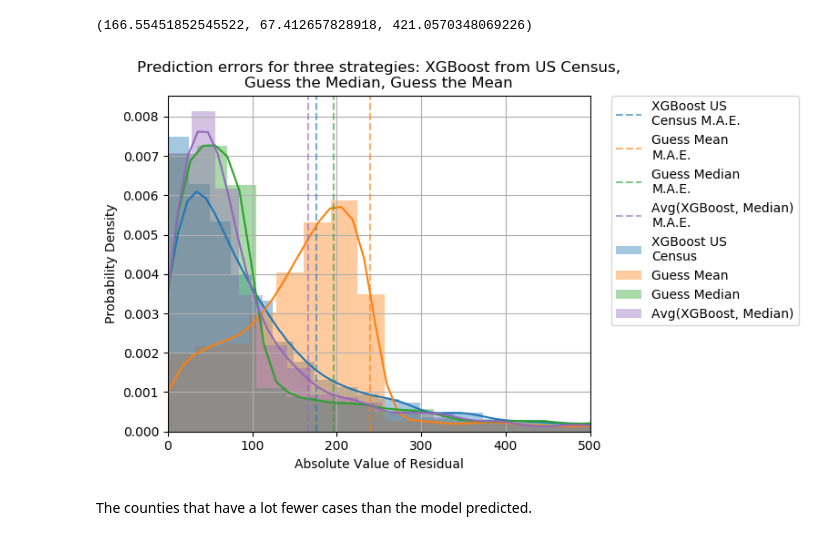
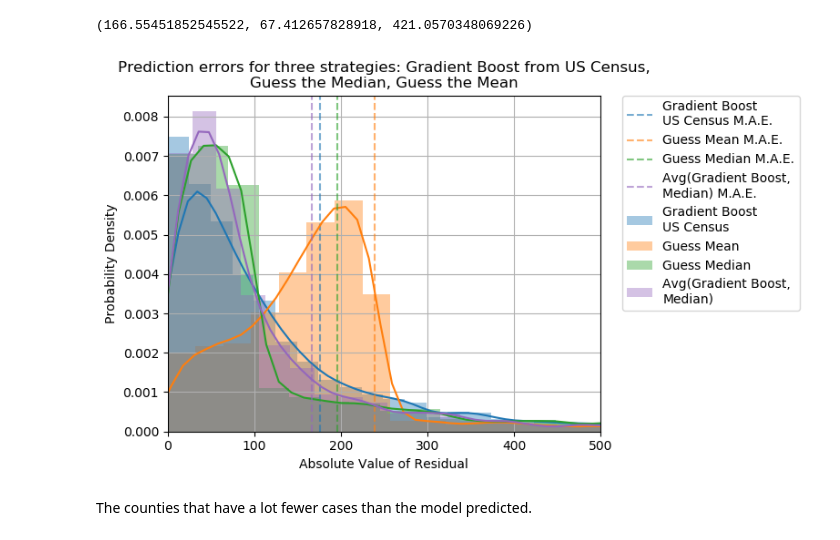
Before and after one commit to jessebmurray/COVID-19, a Jupyter notebook: county_modeling.ipynb, the cells around one changed output. Saved outputs shown, nothing was run; the diff lists cells and outputs as text; code cells hidden in the pictures.

```diff
--- a/county_modeling.ipynb
+++ b/county_modeling.ipynb
@@ -632,36 +632,36 @@ def plot_performance(array, model_name, top, color_order):
     if color_order == 0:
         mae_text = ' M.A.E.'
     else:
-        mae_text = '\nM.A.E.'
+        mae_text = ' M.A.E.'
     plt.axvline(x=abs(array).mean(),
                 color=sns.color_palette()[color_order], label=model_name + mae_text,
                 linestyle='--', alpha=0.6)
 # %%
 top = 50
 plt.figure(figsize=(8, 4.8))
-plt.title('Prediction errors for three strategies: XGBoost from US Census,\n\
+plt.title('Prediction errors for three strategies: Gradient Boost from US Census,\n\
 Guess the Median, Guess the Mean')
 
 plt.style.use('default')
 
-plot_performance(residuals_xg, 'XGBoost US\nCensus', top, 0)
+plot_performance(residuals_xg, 'Gradient Boost\nUS Census', top, 0)
 plot_performance(residuals_mean, 'Guess Mean', top, 1)
 plot_performance(residuals_median, 'Guess Median', top, 2)
 
-plot_performance(residuals_xg_median, 'Avg(XGBoost, Median)', top, 4)
+plot_performance(residuals_xg_median, 'Avg(Gradient Boost,\nMedian)', top, 4)
 
 plt.xlim(0, 500)
 # plt.xticks(np.arange(0, 550, 50))
 plt.legend()
 plt.grid(0.3)
 plt.legend(bbox_to_anchor=(1.05, 1), loc=2, borderaxespad=0.)
 plt.ylabel('Probability Density')
 plt.xlabel('Absolute Value of Residual')
 plt.tight_layout()
 plt.savefig('plots/prediction_errors.png', dpi=300)
 plt.show()
 # %% [output]
-[figure, old version]
+[figure, new version]
 # %% [markdown]
 The counties that have a lot fewer cases than the model predicted.
 # %%
```
Also changed, not shown: parts of 4 cells of this notebook, 5 other files.
